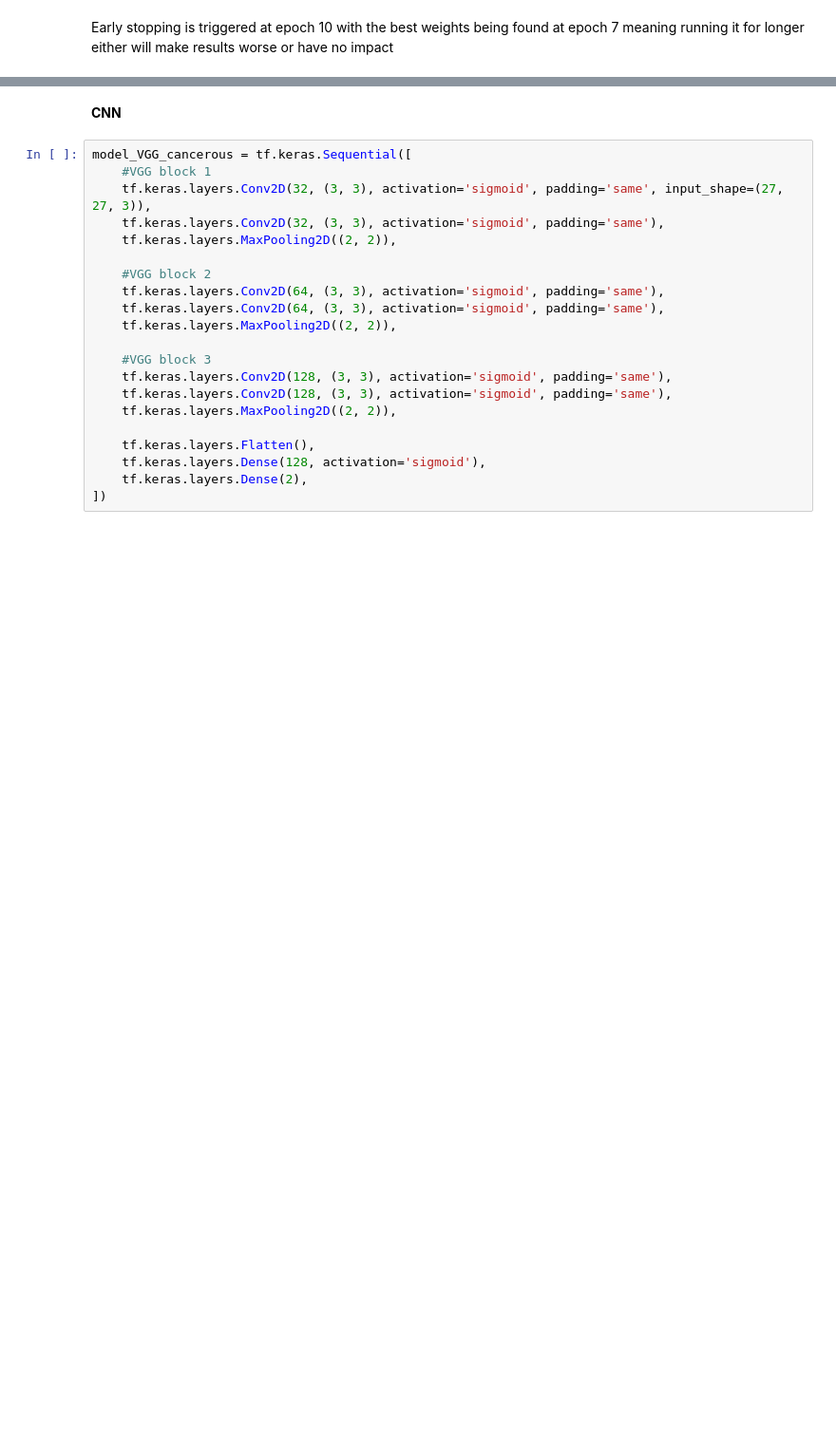
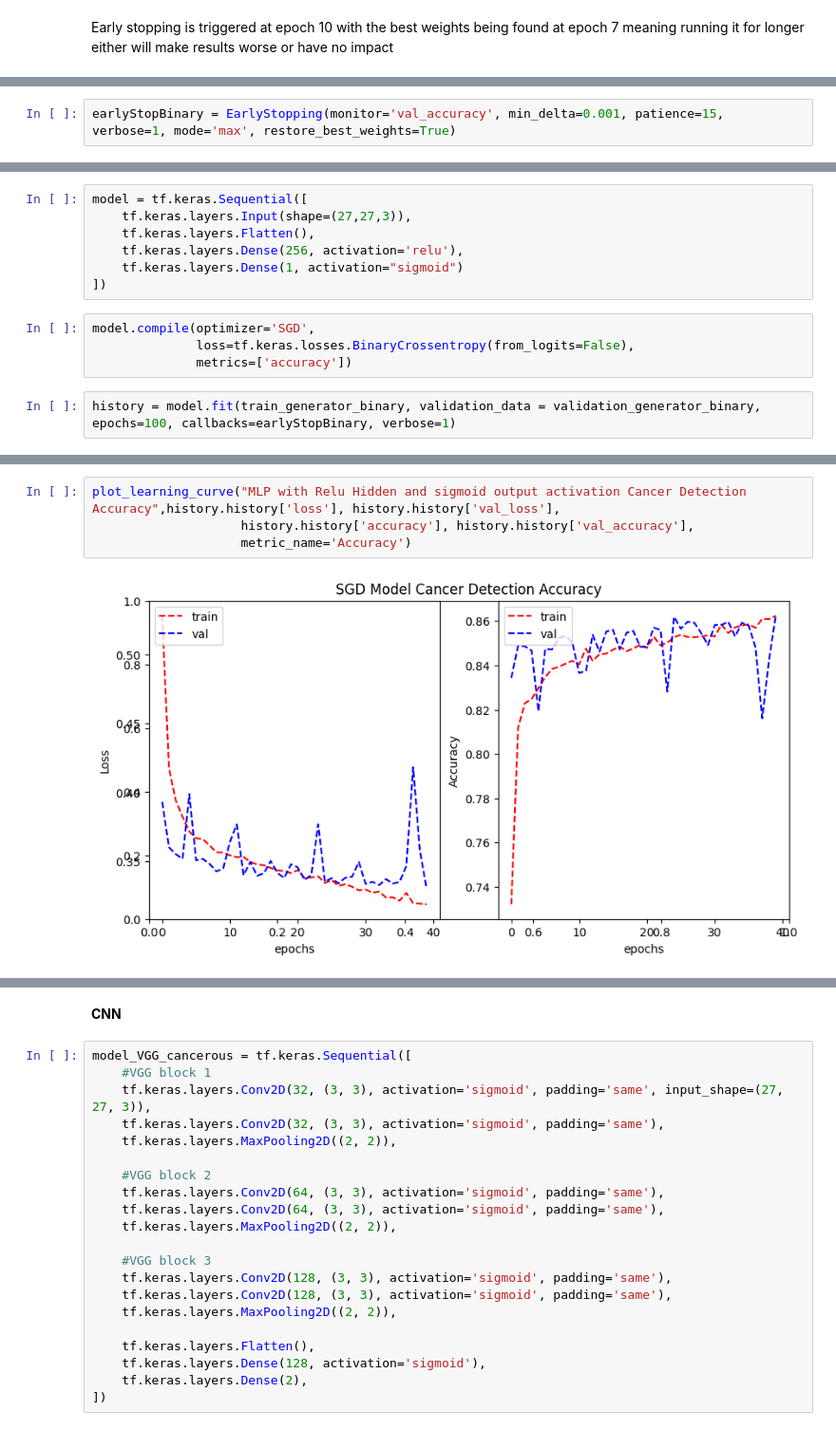
Before and after one commit to HarrisonOrosz/MLAssignment2, a Jupyter notebook: Assignment 2 Workbook.ipynb, the cells around one changed output, grey strips where cells are left out. Shown at 95% size. Saved outputs shown, nothing was run; the diff lists cells and outputs as text; blank space fills up the shorter version.

```diff
--- a/Assignment 2 Workbook.ipynb
+++ b/Assignment 2 Workbook.ipynb
@@ -368,0 +425,2 @@ model.evaluate(test_generator)
+# %%
+earlyStopBinary = EarlyStopping(monitor='val_accuracy', min_delta=0.001, patience=15, verbose=1, mode='max', restore_best_weights=True)
@@ -368,0 +440,13 @@ model.evaluate(test_generator)
+# %%
+model = tf.keras.Sequential([
+    tf.keras.layers.Input(shape=(27,27,3)),
+    tf.keras.layers.Flatten(),
+    tf.keras.layers.Dense(256, activation='relu'),
+    tf.keras.layers.Dense(1, activation="sigmoid")
+])
+# %%
+model.compile(optimizer='SGD',
+              loss=tf.keras.losses.BinaryCrossentropy(from_logits=False),
+              metrics=['accuracy'])
+# %%
+history = model.fit(train_generator_binary, validation_data = validation_generator_binary, epochs=100, callbacks=earlyStopBinary, verbose=1)
@@ -368,0 +471,6 @@ model.evaluate(test_generator)
+# %%
+plot_learning_curve("MLP with Relu Hidden and sigmoid output activation Cancer Detection Accuracy",history.history['loss'], history.history['val_loss'],
+                    history.history['accuracy'], history.history['val_accuracy'],
+                    metric_name='Accuracy')
+# %% [output]
+[figure, added]
```
Also changed, not shown: parts of 43 cells of this notebook.
